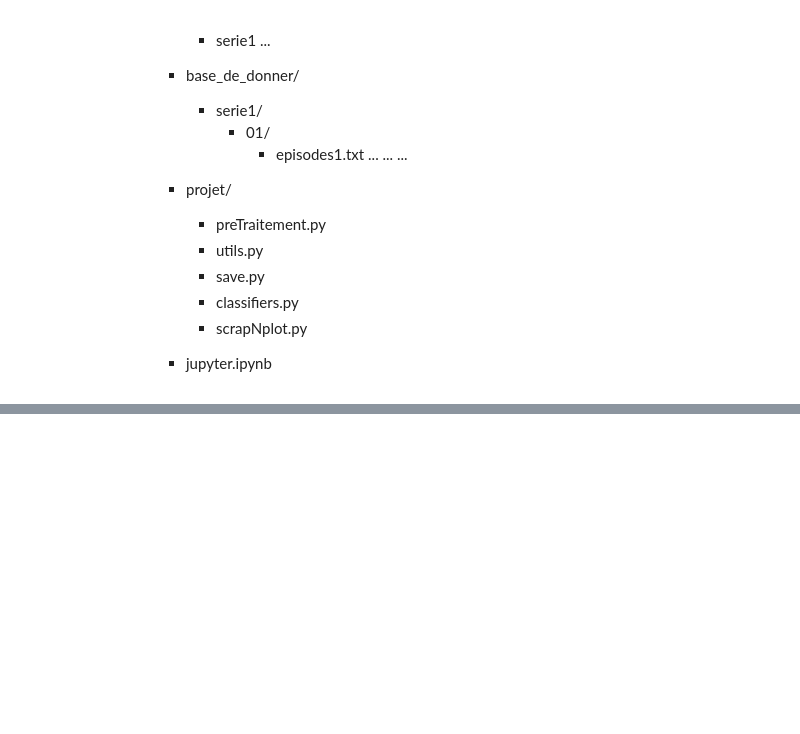
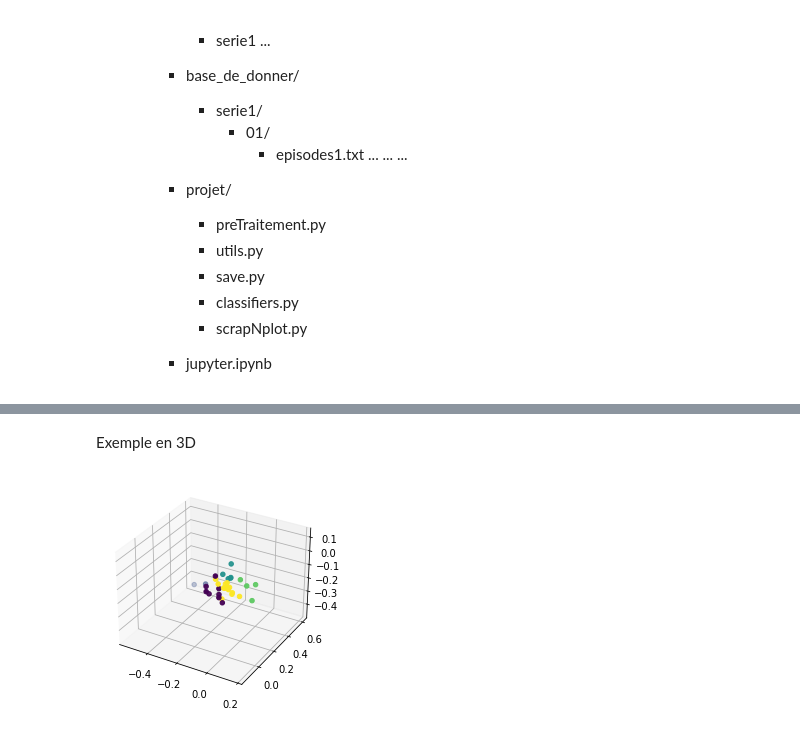
Before and after one commit to Achraf99Jday/RecommendationAlgorithm, a Jupyter notebook: jupyter.ipynb, the cells around one changed output, grey strips where cells are left out. Cells and saved outputs as stored; diff of their text form; code cells hidden in the pictures; blank space fills up the shorter version.

```diff
--- a/jupyter.ipynb
+++ b/jupyter.ipynb
@@ -120,0 +139,7 @@ ion',
+# %% [markdown]
+Exemple en 3D
+# %%
+X3D = cl.reduction_dimension_mds(cl.distance_cosine(serie_1_42),dim_out=3)
+ut.affiche3dScatter(X3D,Y)
+# %% [output]
+[figure, added]
```
Also changed, not shown: parts of 34 cells of this notebook, 9 other files.
